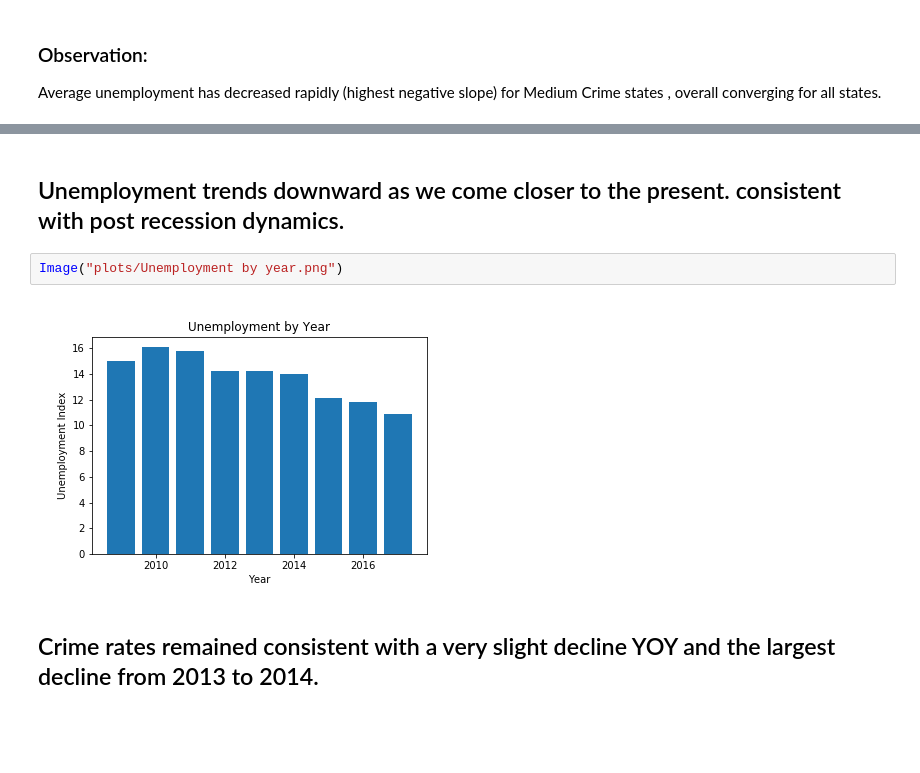
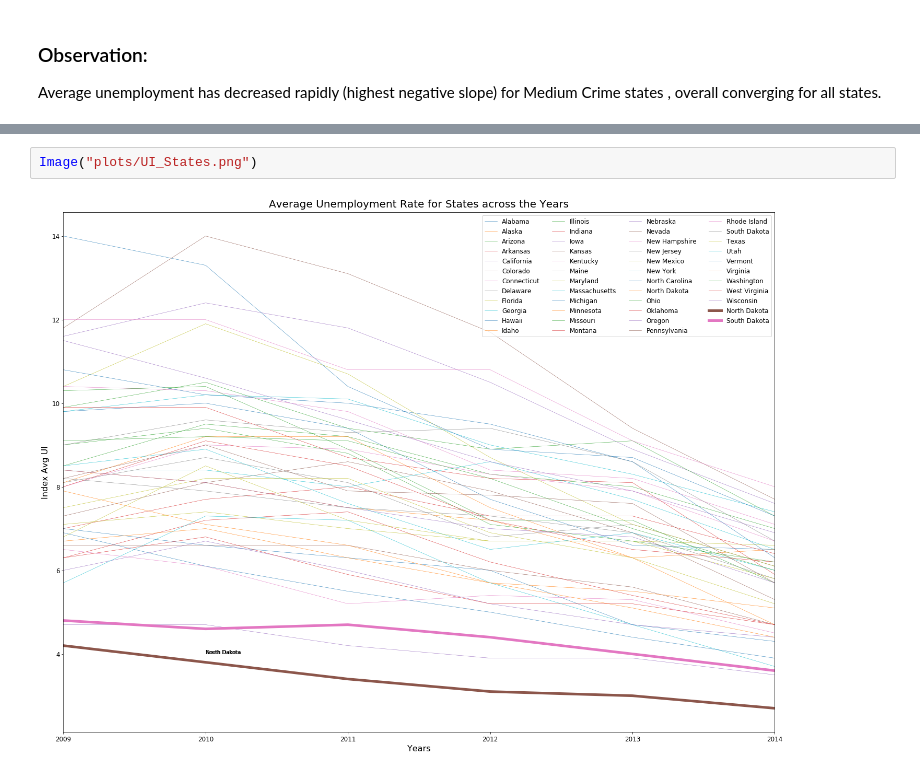
Before and after one commit to SnehaKellogg/Project1_Group5, a Jupyter notebook: PlotPrints.ipynb, the cells around one changed output, grey strips where cells are left out. Saved outputs shown, nothing was run; the diff lists cells and outputs as text; blank space fills up the shorter version.

Commit message:
plot addition and Jupyter notebook to display

```diff
--- a/PlotPrints.ipynb
+++ b/PlotPrints.ipynb
@@ -36,9 +84,5 @@ Average unemployment has decreased rapidly (highest negative slope) for Medium C
-# %% [markdown]
-## Unemployment trends downward as we come closer to the present.  consistent with post recession dynamics.
 # %%
-Image("plots/Unemployment by year.png")
+Image("plots/UI_States.png")
 # %% [output]
-[figure, old version]
+[figure, new version]
-# %% [markdown]
-## Crime rates remained consistent with a very slight decline YOY and the largest decline from 2013 to 2014.
 # %%
```
Also changed, not shown: parts of 21 cells of this notebook, 18 other files.
